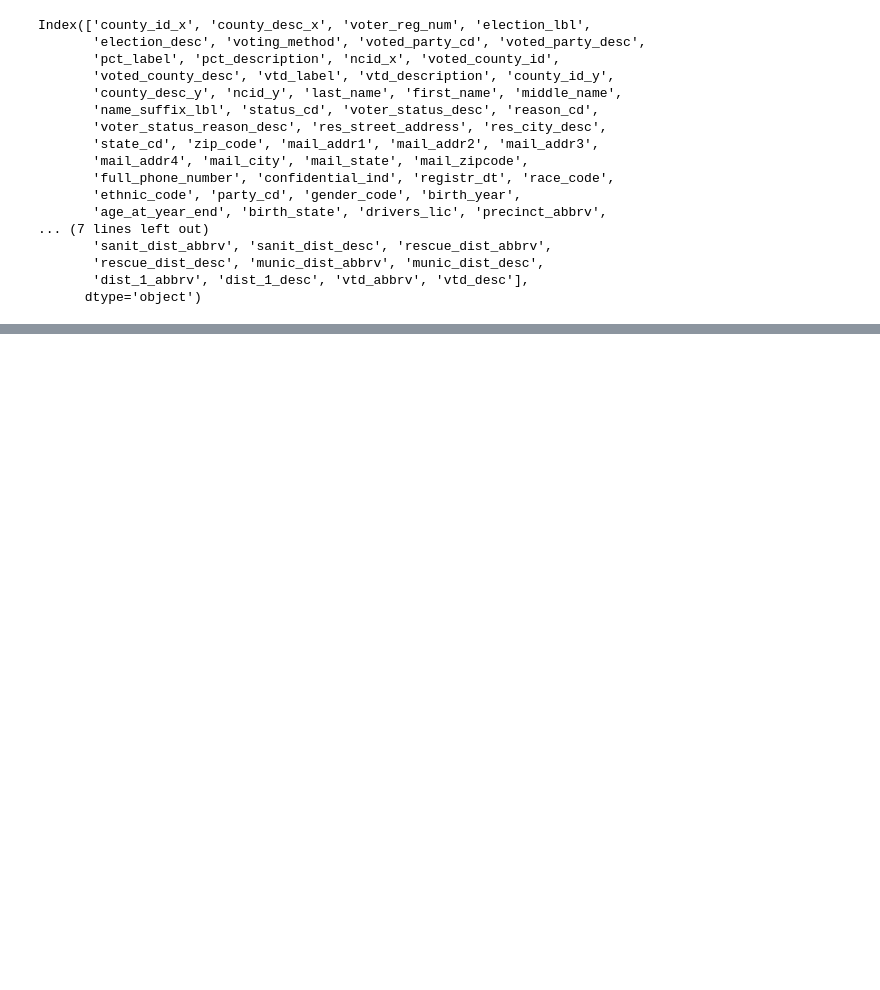
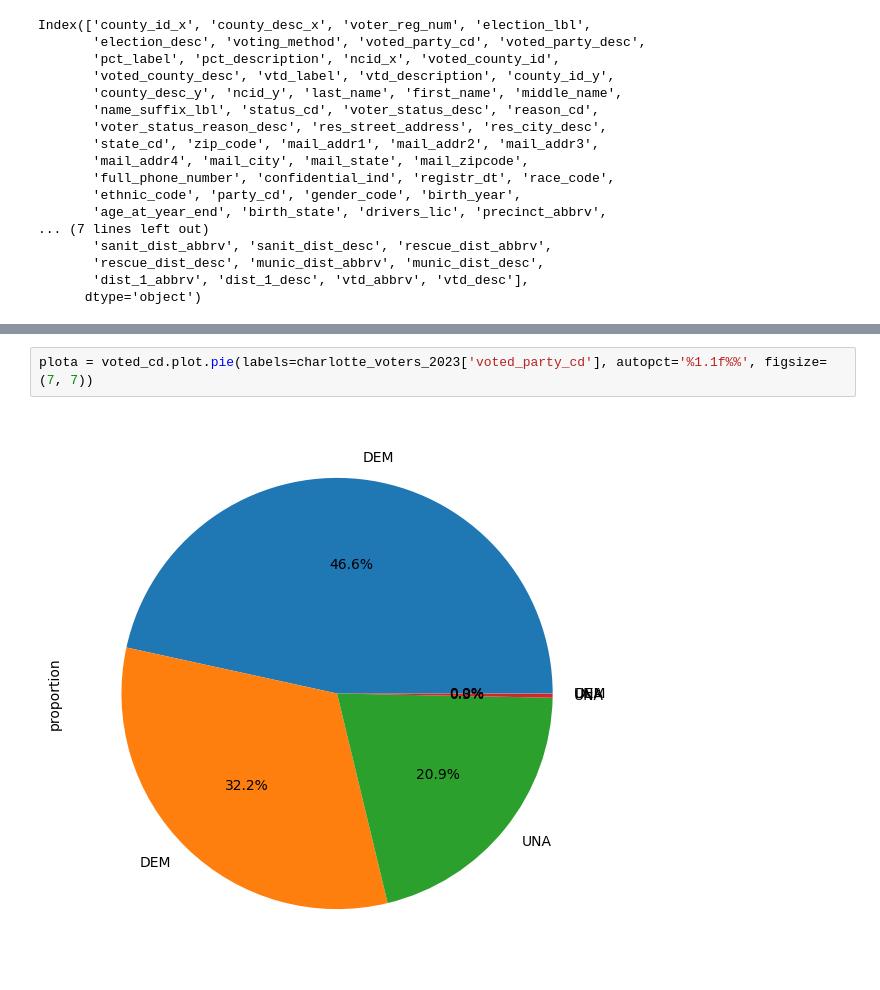
Before and after one commit to Jmilk3/UCS_Voting_Repo, a Jupyter notebook: Code/charlotte_voting.ipynb, the cells around one changed output, grey strips where cells are left out. Cells and saved outputs as stored; diff of their text form; blank space fills up the shorter version.

```diff
--- a/Code/charlotte_voting.ipynb
+++ b/Code/charlotte_voting.ipynb
@@ -137,0 +148,4 @@ plot = party_cd.plot.pie(figsize=(5, 5))
+# %%
+plota = voted_cd.plot.pie(labels=charlotte_voters_2023['voted_party_cd'], autopct='%1.1f%%', figsize=(7, 7))
+# %% [output]
+[figure, added]
```
Also changed, not shown: parts of 3 cells of this notebook.
